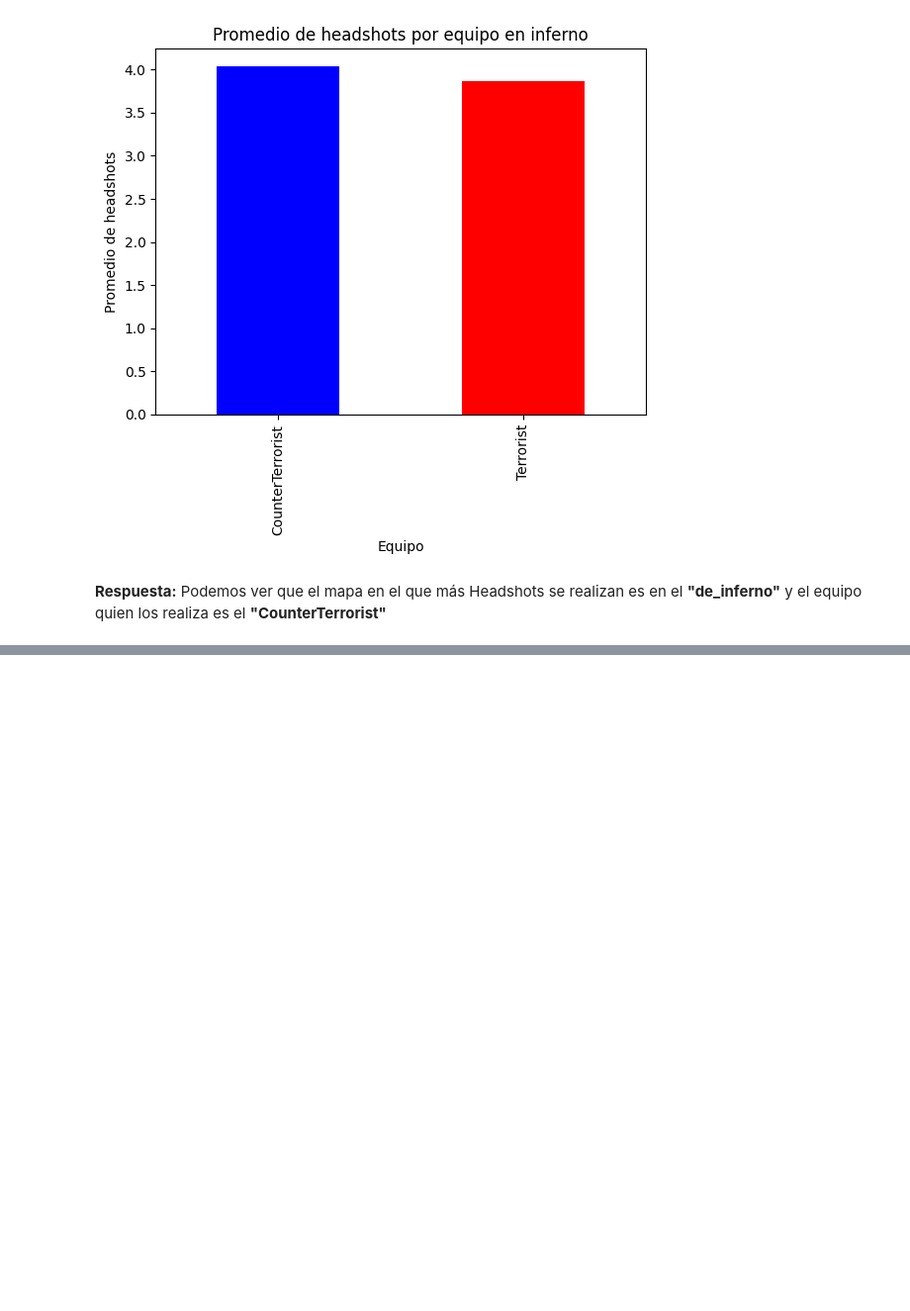
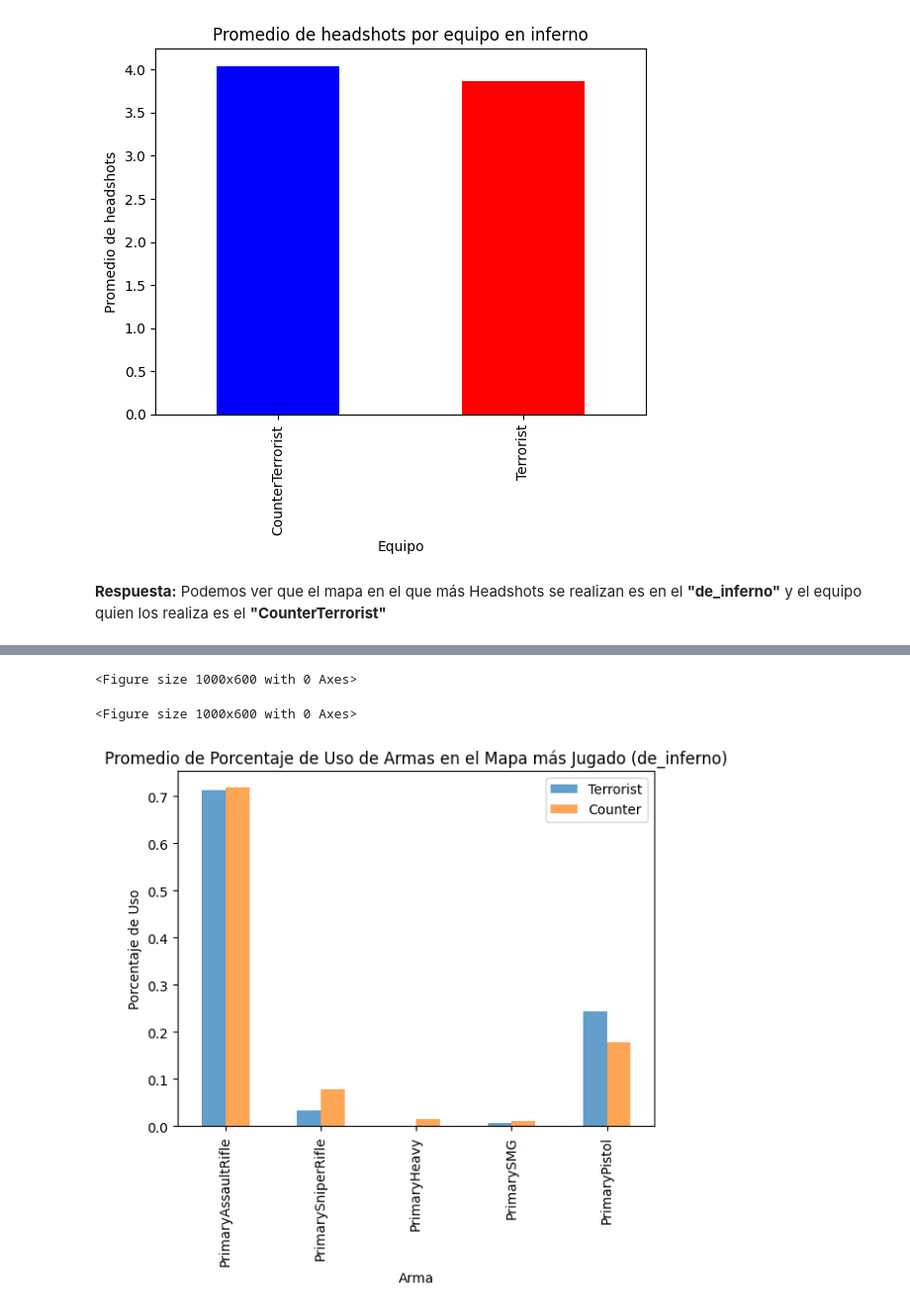
Before and after one commit to HikkizZ/InteligenciaArtificial_Uni, a Jupyter notebook: Entrega1.ipynb, the cells around one changed output, grey strips where cells are left out. Shown: that part at 99% size. Cells and saved outputs as stored; diff of their text form; code cells hidden in the pictures; blank space fills up the shorter version.

```diff
--- a/Entrega1.ipynb
+++ b/Entrega1.ipynb
@@ -106,0 +197,32 @@ plt.show()
+# %%
+# Encuentra el mapa más jugado
+mapa_mas_jugado = data_frame['Map'].value_counts().idxmax()
+
+# Filtra el DataFrame para obtener solo las filas correspondientes al mapa más jugado
+df_mapa_mas_jugado = data_frame[data_frame['Map'] == mapa_mas_jugado]
+
+# Calcula el promedio de porcentaje de uso de cada arma para el equipo Terrorist y el equipo CounterTerrorist en el mapa más jugado
+promedio_porcentaje_armas_terrorist = df_mapa_mas_jugado[df_mapa_mas_jugado['Team'] == 'Terrorist'][['PrimaryAssaultRifle', 'PrimarySniperRifle', 'PrimaryHeavy', 'PrimarySMG', 'PrimaryPistol']].mean()
+promedio_porcentaje_armas_counter = df_mapa_mas_jugado[df_mapa_mas_jugado['Team'] == 'CounterTerrorist'][['PrimaryAssaultRifle', 'PrimarySniperRifle', 'PrimaryHeavy', 'PrimarySMG', 'PrimaryPistol']].mean()
+
+# Crear un gráfico de barras dobles para mostrar el promedio de uso de cada arma para cada equipo en el mapa más jugado
+plt.figure(figsize=(10, 6))
+index = promedio_porcentaje_armas_terrorist.index
+
+
+promedios_combinados = pd.concat([promedio_porcentaje_armas_terrorist, promedio_porcentaje_armas_counter], axis=1)
+promedios_combinados.columns = ['Terrorist', 'Counter']
+
+# Crea un gráfico de barras dobles utilizando .plot()
+plt.figure(figsize=(10, 6))
+promedios_combinados.plot(kind='bar', alpha=0.7)
+
+plt.title(f"Promedio de Porcentaje de Uso de Armas en el Mapa más Jugado ({mapa_mas_jugado})")
+plt.xlabel("Arma")
+plt.ylabel("Porcentaje de Uso")
+plt.legend(["Terrorist", "Counter"])
+plt.show()
+# %% [output]
+<Figure size 1000x600 with 0 Axes>
+<Figure size 1000x600 with 0 Axes>
+[figure, added]
```
Also changed, not shown: parts of 13 cells of this notebook.
